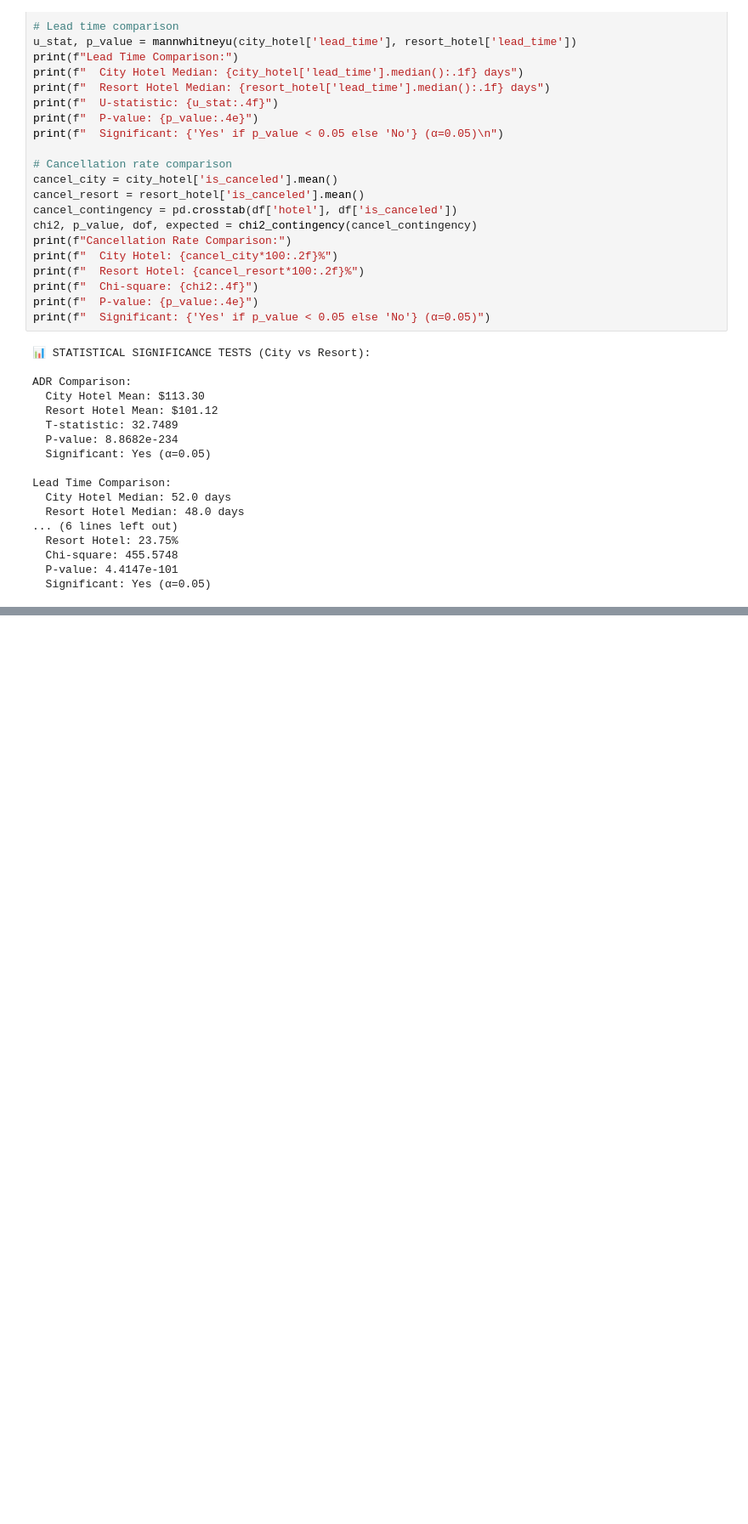
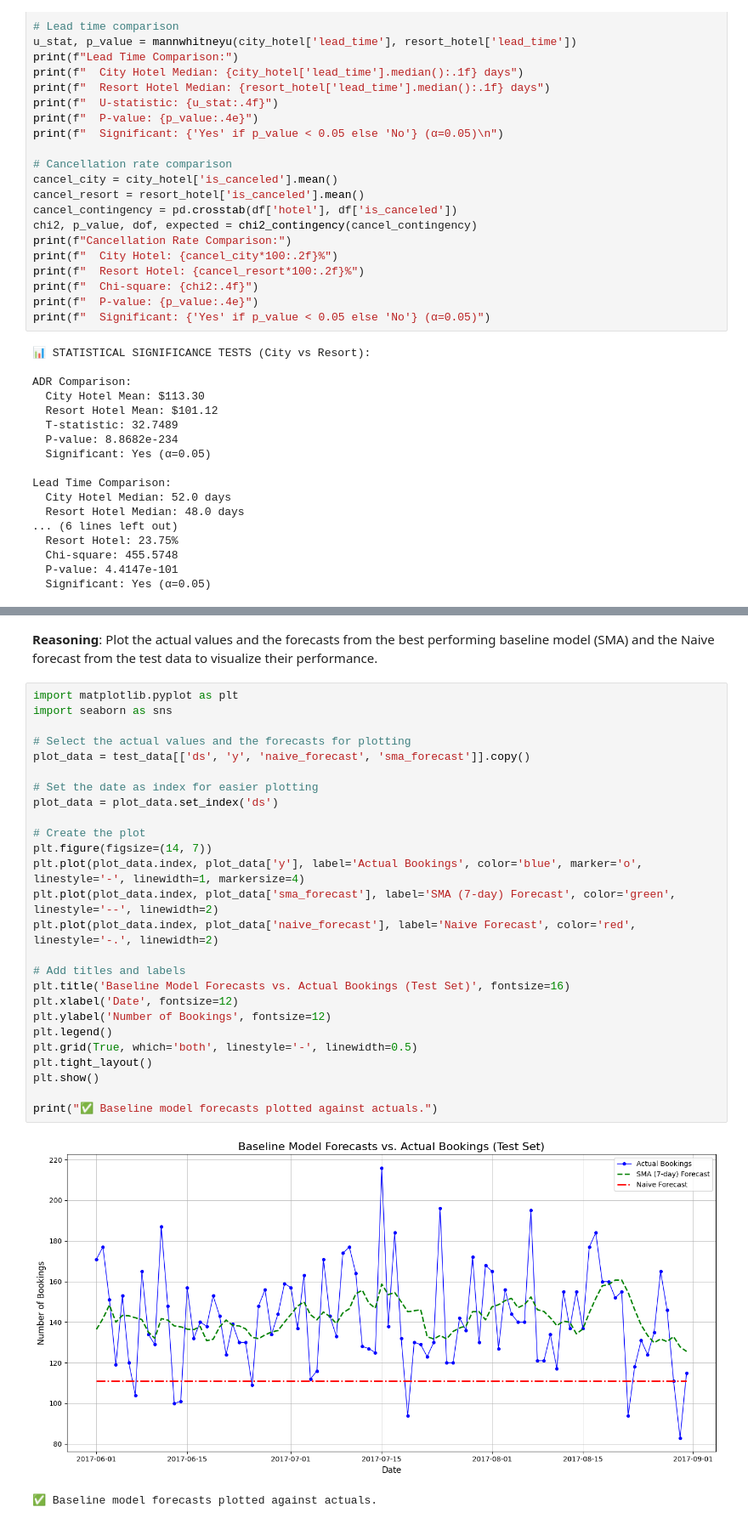
Before and after one commit to Laxmikant2002/hostel-demand-forecasting, a Jupyter notebook: notebooks/Week2_Advanced_EDA.ipynb, the cells around one changed output, grey strips where cells are left out. Shown at 85% size. Cells and saved outputs as stored; diff of their text form; blank space fills up the shorter version.

```diff
--- a/notebooks/Week2_Advanced_EDA.ipynb
+++ b/notebooks/Week2_Advanced_EDA.ipynb
@@ -793,0 +2691,32 @@ Highest Cancel Season: Summer (31.9%)
+# %% [markdown]
+**Reasoning**:
+Plot the actual values and the forecasts from the best performing baseline model (SMA) and the Naive forecast from the test data to visualize their performance.
+# %%
+import matplotlib.pyplot as plt
+import seaborn as sns
+
+# Select the actual values and the forecasts for plotting
+plot_data = test_data[['ds', 'y', 'naive_forecast', 'sma_forecast']].copy()
+
+# Set the date as index for easier plotting
+plot_data = plot_data.set_index('ds')
+
+# Create the plot
+plt.figure(figsize=(14, 7))
+plt.plot(plot_data.index, plot_data['y'], label='Actual Bookings', color='blue', marker='o', linestyle='-', linewidth=1, markersize=4)
+plt.plot(plot_data.index, plot_data['sma_forecast'], label='SMA (7-day) Forecast', color='green', linestyle='--', linewidth=2)
+plt.plot(plot_data.index, plot_data['naive_forecast'], label='Naive Forecast', color='red', linestyle='-.', linewidth=2)
+
+# Add titles and labels
+plt.title('Baseline Model Forecasts vs. Actual Bookings (Test Set)', fontsize=16)
+plt.xlabel('Date', fontsize=12)
+plt.ylabel('Number of Bookings', fontsize=12)
+plt.legend()
+plt.grid(True, which='both', linestyle='-', linewidth=0.5)
+plt.tight_layout()
+plt.show()
+
+print("✅ Baseline model forecasts plotted against actuals.")
+# %% [output]
+[figure, added]
+✅ Baseline model forecasts plotted against actuals.
```
Also changed, not shown: parts of 69 cells of this notebook.
